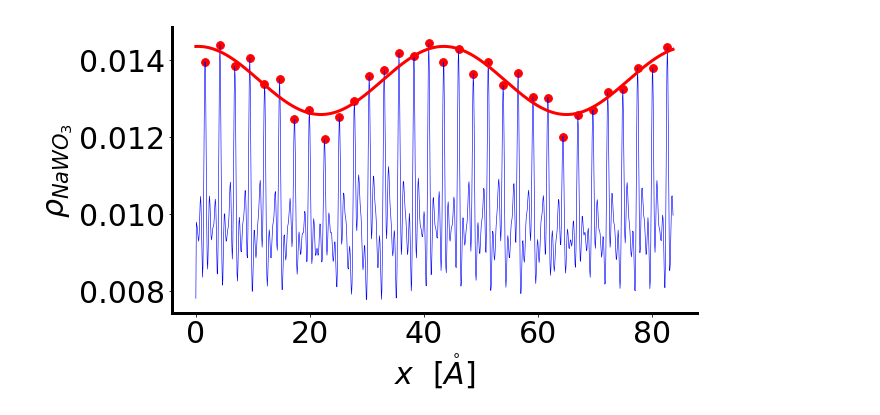
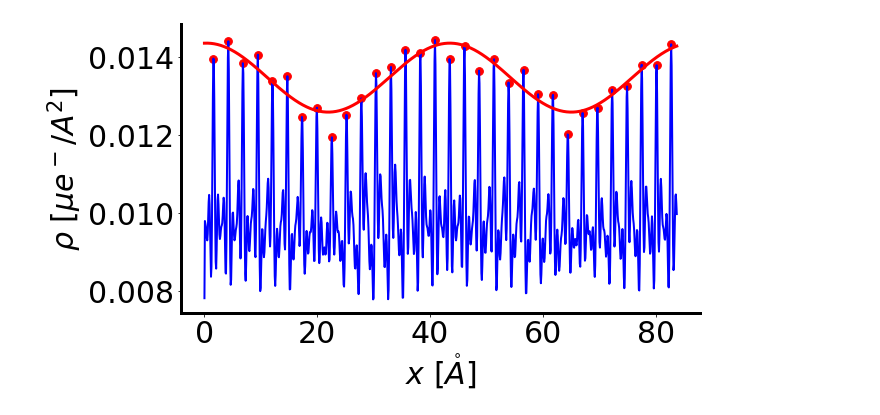
Before and after one commit to noemas/WO3, a Jupyter notebook: DOMAIN_WALLS/BETA_CHARGE/charge_plot.ipynb, the cells around one changed output. Saved outputs shown, nothing was run; the diff lists cells and outputs as text; code cells hidden in the pictures.

```diff
--- a/DOMAIN_WALLS/BETA_CHARGE/charge_plot.ipynb
+++ b/DOMAIN_WALLS/BETA_CHARGE/charge_plot.ipynb
@@ -35,34 +35,34 @@ for i, chg in enumerate(charge_diff):
     if chg > charge_diff[previ] and chg > charge_diff[nexti] and chg >= cut_high:
         env_high = numpy.append(env_high, chg)
         x_env_high = numpy.append(x_env_high, x[i])
 
 def env_sine(x, a, b, c, d):
     return a + b*numpy.sin(c*x + d)
 
 #fit envelope points t sine curve
 init = [125, 30, 0.1,  0]
 popt, pcov = scipy.optimize.curve_fit(env_sine, x_env_high, env_high, p0=init)
 
 
 #plot
 plt.figure(1, figsize=[10,6])
 plt.rcParams.update({'font.size': 30})
 
-plt.plot(x, charge_diff, color='blue', linewidth=0.6)
+plt.plot(x, charge_diff, color='blue', linewidth=2)
 plt.scatter(x_env_high, env_high, color='red', marker='o', s=60)
 plt.plot(x, env_sine(x, *popt), color='red', linewidth=3)
 
-plt.xlabel("$x \ \ [\mathring{A}]$", fontsize=30)
-plt.ylabel(r"$\rho_{NaWO_3}$", fontsize=30)
+plt.xlabel("$x \ [\mathring{A}]$", fontsize=30)
+plt.ylabel(r"$\rho \ [\mu e^-/A^{2}]$", fontsize=30)
 
 ax = plt.gca()
 ax.spines['top'].set_visible(False)
 ax.spines['right'].set_visible(False)
 ax.spines['left'].set_linewidth(3)
 ax.spines['bottom'].set_linewidth(3)
 
 
 plt.tight_layout()
 plt.savefig("DW_BB_charge.eps")
 # %% [output]
-[figure, old version]
+[figure, new version]
```
Also changed, not shown: 11 other files.
